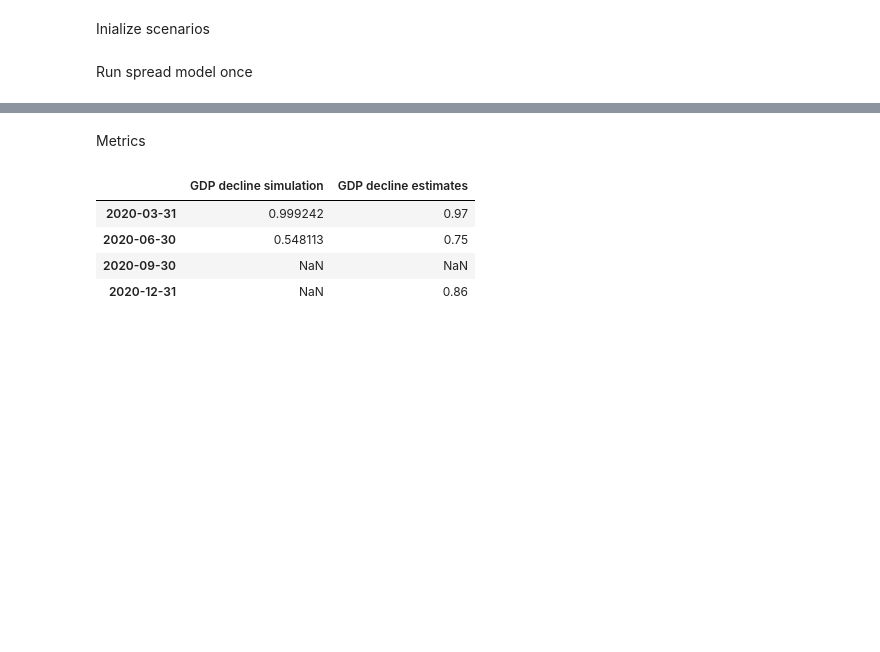
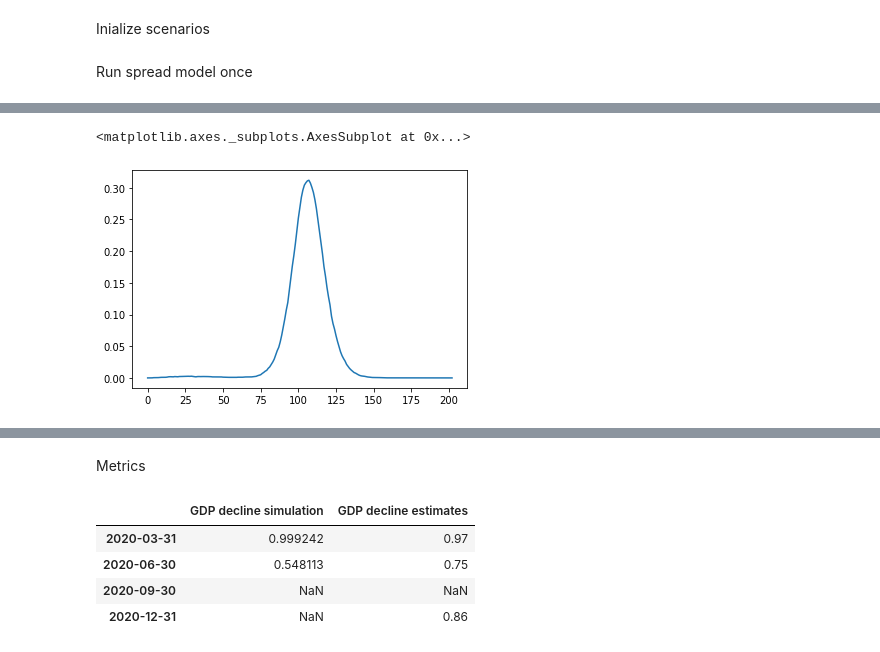
Before and after one commit to BDI-pathogens/OpenABM-Covid19, a Jupyter notebook: examples/simulator.ipynb, the cells around one changed output, grey strips where cells are left out. Cells and saved outputs as stored; diff of their text form; code cells hidden in the pictures; blank space fills up the shorter version.

```diff
--- a/examples/simulator.ipynb
+++ b/examples/simulator.ipynb
@@ -72,0 +82,8 @@ dead_ratio.plot()
+# %%
+_df = get_ill_dead_ratio_from_spread_model(data_path, 10, 59, 203)
+ill_ratio_with_lockdown, dead_ratio_with_lockdown = _df['ill ratio'], _df['dead ratio']
+# %%
+ill_ratio_with_lockdown.plot()
+# %% [output]
+<matplotlib.axes._subplots.AxesSubplot at 0x...>
+[figure, added]
```
Also changed, not shown: parts of 12 cells of this notebook.
